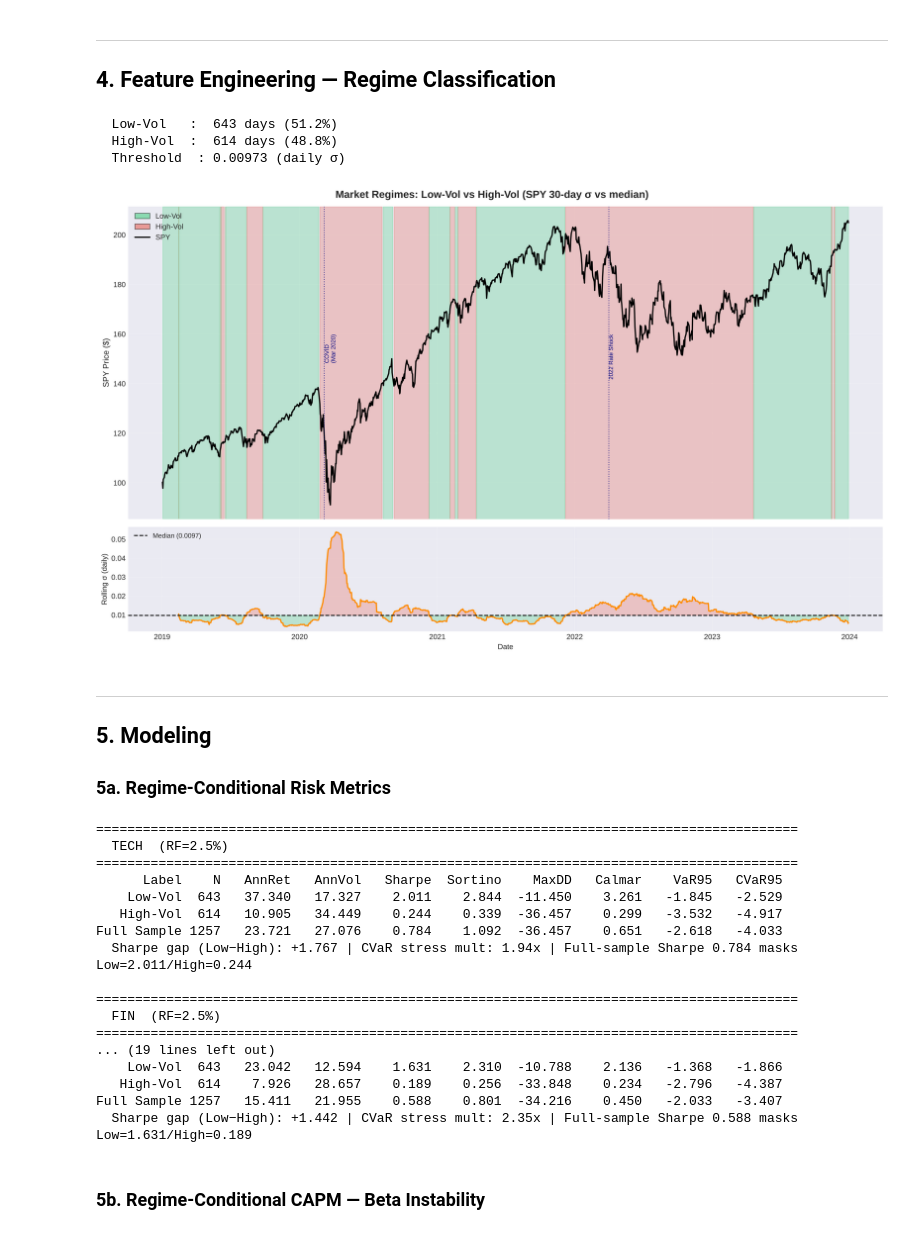
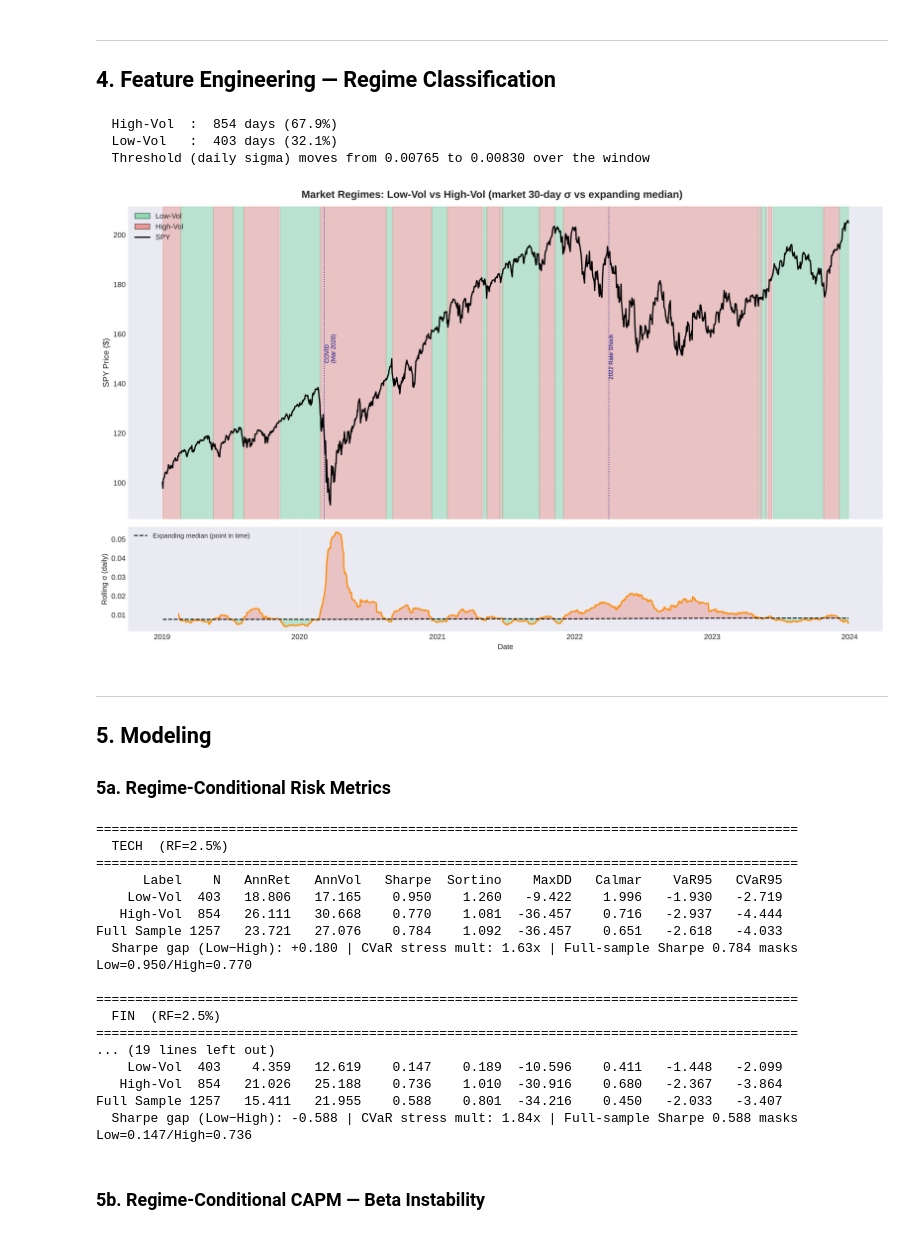
Before and after one commit to rxj0102/Regime-Analysis, a Jupyter notebook: 07_regime_analysis.ipynb, the cells around one changed output. Cells and saved outputs as stored; diff of their text form; code cells hidden in the pictures.

```diff
--- a/07_regime_analysis.ipynb
+++ b/07_regime_analysis.ipynb
@@ -126,18 +126,26 @@ plt.show()
 ---
 ## 4. Feature Engineering — Regime Classification
 # %%
-# Regime classifier: SPY 30-day rolling vol vs. full-sample median.
-# Median split → balanced classes (~50/50), ensuring reliable per-regime estimation.
-# Look-ahead note: full-sample median is acceptable for retrospective attribution;
-# a live system would use an expanding-window median.
+# Regime classifier, point in time: day t is labelled with information through t-1.
+# Signal: market 30-day rolling vol at t-1. Threshold: expanding median of every
+# rolling-vol reading up to t-1. The median is warmed up on Ken French market
+# returns from 2010, so no day of the 2019 to 2023 study window is lost and no
+# future data enters the threshold. (Earlier versions used the full-sample
+# median, which looks ahead.)
 
-spy_rvol = rets['SPY'].rolling(30).std()
-threshold = spy_rvol.median()
+_mkt_hist = french('F-F_Research_Data_Factors_daily', start='2010-01-01', end='2023-12-31')
+_mkt_hist = np.log(1 + _mkt_hist['Mkt-RF'] + _mkt_hist['RF'])
 
-regime = pd.Series(np.where(spy_rvol > threshold, 'High-Vol', 'Low-Vol'),
-                   index=spy_rvol.index).reindex(rets.index)
+spy_rvol_hist = _mkt_hist.rolling(30).std()
+thr_series    = spy_rvol_hist.expanding(min_periods=252).median().shift(1)
+signal        = spy_rvol_hist.shift(1)
 
-# Restrict to days with a valid regime label (first 30 days have NaN rolling vol)
+regime = pd.Series(np.where(signal > thr_series, 'High-Vol', 'Low-Vol'),
+                   index=signal.index).where(signal.notna() & thr_series.notna()).reindex(rets.index)
+
+spy_rvol  = rets['SPY'].rolling(30).std()          # used by the regime plot
+threshold = float(thr_series.reindex(rets.index).iloc[-1])
+
 valid_idx = regime.dropna().index
 rets_a    = rets.loc[valid_idx]
 regime_a  = regime.loc[valid_idx]
@@ -145,11 +153,12 @@ regime_a  = regime.loc[valid_idx]
 vc = regime_a.value_counts()
 for r, n in vc.items():
     print(f'  {r:<10}: {n:>4} days ({100*n/vc.sum():.1f}%)')
-print(f'  Threshold  : {threshold:.5f} (daily σ)')
+_t = thr_series.reindex(rets.index)
+print(f'  Threshold (daily sigma) moves from {_t.iloc[0]:.5f} to {_t.iloc[-1]:.5f} over the window')
 # %% [output]
-  Low-Vol   :  643 days (51.2%)
-  High-Vol  :  614 days (48.8%)
-  Threshold  : 0.00973 (daily σ)
+  High-Vol  :  854 days (67.9%)
+  Low-Vol   :  403 days (32.1%)
+  Threshold (daily sigma) moves from 0.00765 to 0.00830 over the window
 # %%
 # Regime visualisation: SPY price with shaded regimes + rolling vol panel
 from itertools import groupby
@@ -165,42 +174,43 @@ def shade_regimes(ax, regime_series):
 
 fig, (ax1, ax2) = plt.subplots(2, 1, figsize=(15, 9),
                                 gridspec_kw={'height_ratios': [3, 1]}, sharex=True)
-fig.suptitle('Market Regimes: Low-Vol vs High-Vol (SPY 30-day σ vs median)',
+fig.suptitle('Market Regimes: Low-Vol vs High-Vol (market 30-day σ vs expanding median)',
              fontsize=14, fontweight='bold')
 
 ax1.plot(prices.index, prices['SPY'], color='black', lw=1.8)
 shade_regimes(ax1, regime_a)
 ax1.set_ylabel('SPY Price ($)', fontsize=11); ax1.grid(True, alpha=0.25)
 
 # Annotate major stress events
 for label, date in [('COVID\n(Mar 2020)', '2020-03-06'), ('2022 Rate Shock', '2022-04-01')]:
     ax1.axvline(pd.Timestamp(date), color='navy', ls=':', lw=1.2, alpha=0.7)
     ylo, yhi = prices['SPY'].min(), prices['SPY'].max()
     ax1.text(pd.Timestamp(date), ylo + 0.6*(yhi-ylo), label,
              fontsize=8, color='navy', rotation=90, va='top')
 
 legend_handles = [
     mpatches.FancyBboxPatch((0,0), 1, 1, boxstyle='square,pad=0',
                              facecolor=COLORS['Low-Vol'], alpha=0.5, label='Low-Vol'),
     mpatches.FancyBboxPatch((0,0), 1, 1, boxstyle='square,pad=0',
                              facecolor=COLORS['High-Vol'], alpha=0.5, label='High-Vol'),
     plt.Line2D([0], [0], color='black', lw=1.8, label='SPY'),
 ]
 ax1.legend(handles=legend_handles, loc='upper left', fontsize=10)
 
+_thr = thr_series.reindex(spy_rvol.index)
 ax2.plot(spy_rvol.index, spy_rvol, color='darkorange', lw=1.8)
-ax2.axhline(threshold, color='black', ls='--', lw=1.4, label=f'Median ({threshold:.4f})')
-ax2.fill_between(spy_rvol.index, spy_rvol, threshold,
-                 where=(spy_rvol > threshold),  color=COLORS['High-Vol'], alpha=0.25)
-ax2.fill_between(spy_rvol.index, spy_rvol, threshold,
-                 where=(spy_rvol <= threshold), color=COLORS['Low-Vol'],  alpha=0.25)
+ax2.plot(_thr.index, _thr, color='black', ls='--', lw=1.4, label='Expanding median (point in time)')
+ax2.fill_between(spy_rvol.index, spy_rvol, _thr,
+                 where=(spy_rvol > _thr),  color=COLORS['High-Vol'], alpha=0.25)
+ax2.fill_between(spy_rvol.index, spy_rvol, _thr,
+                 where=(spy_rvol <= _thr), color=COLORS['Low-Vol'],  alpha=0.25)
 ax2.set_ylabel('Rolling σ (daily)'); ax2.set_xlabel('Date')
 ax2.legend(loc='upper left', fontsize=9); ax2.grid(True, alpha=0.25)
 
 plt.tight_layout()
 plt.show()
 # %% [output]
-[figure, old version]
+[figure, new version]
 # %% [markdown]
 ---
 ## 5. Modeling
@@ -262,19 +272,19 @@ for t in TICKERS:
   TECH  (RF=2.5%)
 ==========================================================================================
       Label    N   AnnRet   AnnVol   Sharpe  Sortino    MaxDD   Calmar    VaR95   CVaR95
-    Low-Vol  643   37.340   17.327    2.011    2.844  -11.450    3.261   -1.845   -2.529
-   High-Vol  614   10.905   34.449    0.244    0.339  -36.457    0.299   -3.532   -4.917
+    Low-Vol  403   18.806   17.165    0.950    1.260   -9.422    1.996   -1.930   -2.719
+   High-Vol  854   26.111   30.668    0.770    1.081  -36.457    0.716   -2.937   -4.444
 Full Sample 1257   23.721   27.076    0.784    1.092  -36.457    0.651   -2.618   -4.033
-  Sharpe gap (Low−High): +1.767 | CVaR stress mult: 1.94x | Full-sample Sharpe 0.784 masks Low=2.011/High=0.244
+  Sharpe gap (Low−High): +0.180 | CVaR stress mult: 1.63x | Full-sample Sharpe 0.784 masks Low=0.950/High=0.770
 
 ==========================================================================================
   FIN  (RF=2.5%)
 ==========================================================================================
 ... (19 lines left out)
-    Low-Vol  643   23.042   12.594    1.631    2.310  -10.788    2.136   -1.368   -1.866
-   High-Vol  614    7.926   28.657    0.189    0.256  -33.848    0.234   -2.796   -4.387
+    Low-Vol  403    4.359   12.619    0.147    0.189  -10.596    0.411   -1.448   -2.099
+   High-Vol  854   21.026   25.188    0.736    1.010  -30.916    0.680   -2.367   -3.864
 Full Sample 1257   15.411   21.955    0.588    0.801  -34.216    0.450   -2.033   -3.407
-  Sharpe gap (Low−High): +1.442 | CVaR stress mult: 2.35x | Full-sample Sharpe 0.588 masks Low=1.631/High=0.189
+  Sharpe gap (Low−High): -0.588 | CVaR stress mult: 1.84x | Full-sample Sharpe 0.588 masks Low=0.147/High=0.736
 # %% [markdown]
 ### 5b. Regime-Conditional CAPM — Beta Instability
 # %%
```
Also changed, not shown: parts of 4 cells of this notebook, 4 other files.
